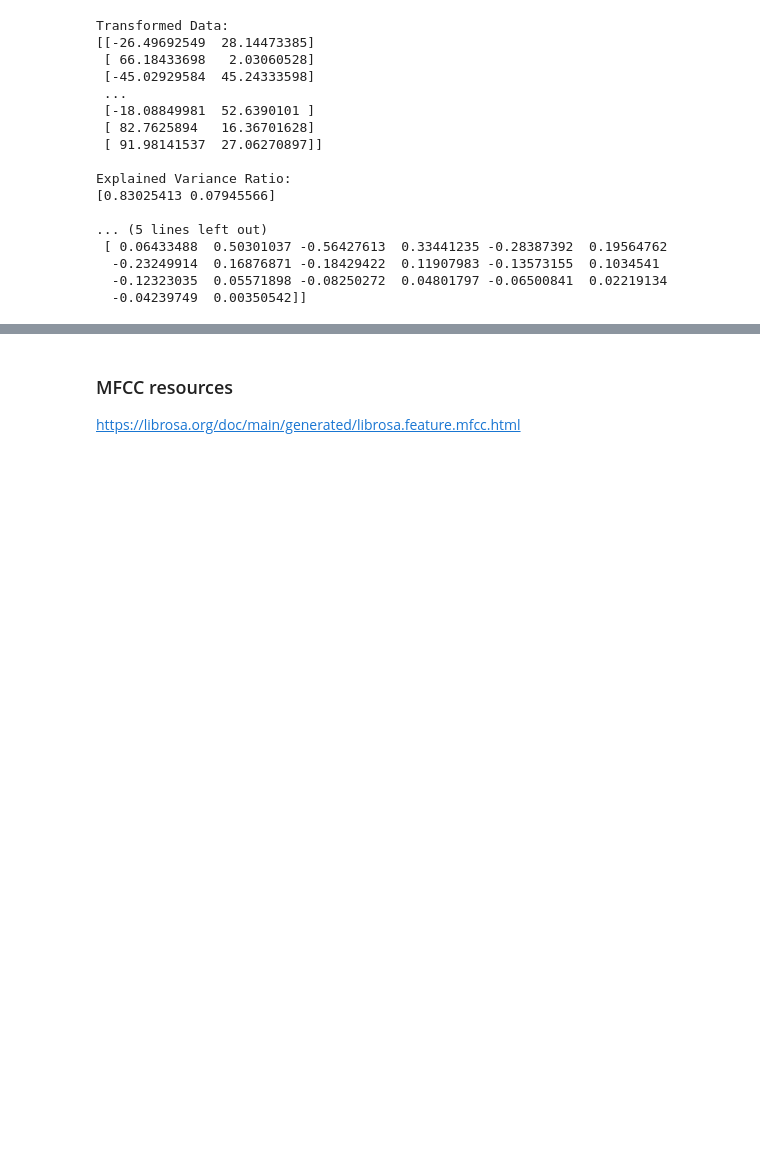
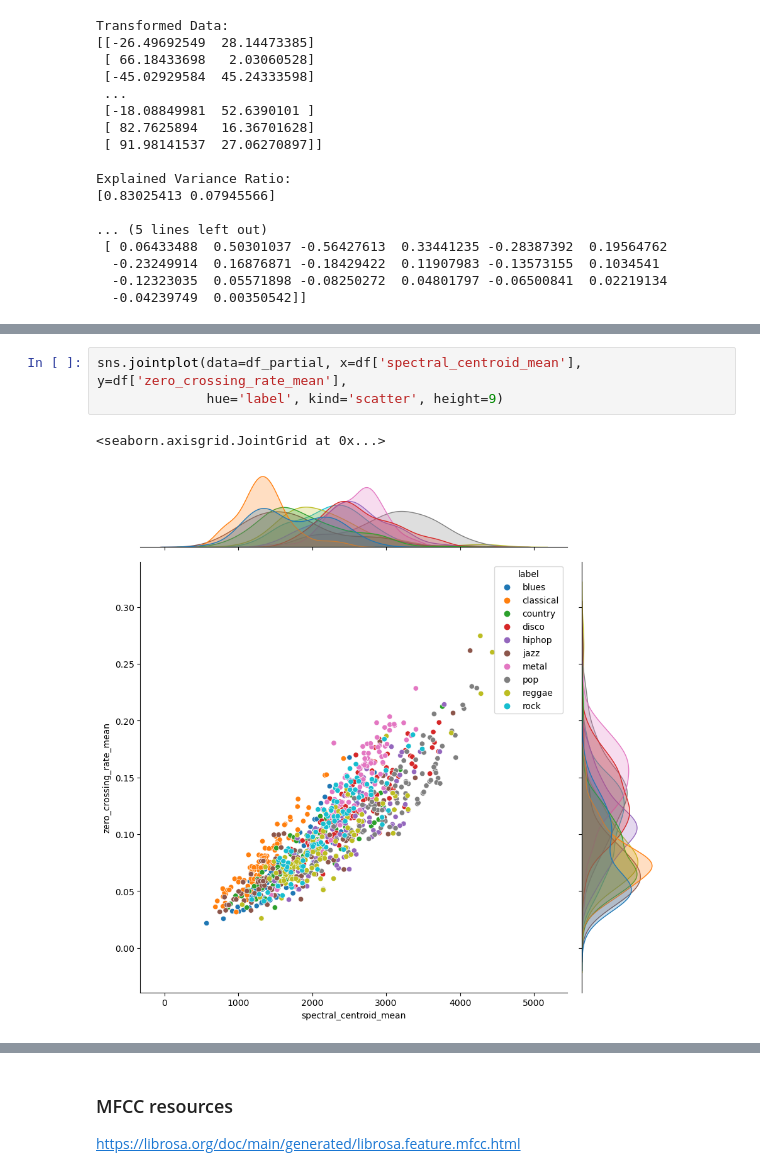
Before and after one commit to COGS118A/Group007-SP23, a Jupyter notebook: Checkpoint_Group007-SP23.ipynb, the cells around one changed output, grey strips where cells are left out. Drawn from its saved outputs; the diff is of its cells as text; blank space fills up the shorter version.

```diff
--- a/Checkpoint_Group007-SP23.ipynb
+++ b/Checkpoint_Group007-SP23.ipynb
@@ -536,0 +523,6 @@ Explained Variance Ratio:
+# %%
+sns.jointplot(data=df_partial, x=df['spectral_centroid_mean'], y=df['zero_crossing_rate_mean'],
+              hue='label', kind='scatter', height=9)
+# %% [output]
+<seaborn.axisgrid.JointGrid at 0x...>
+[figure, added]
```
Also changed, not shown: parts of 18 cells of this notebook.
